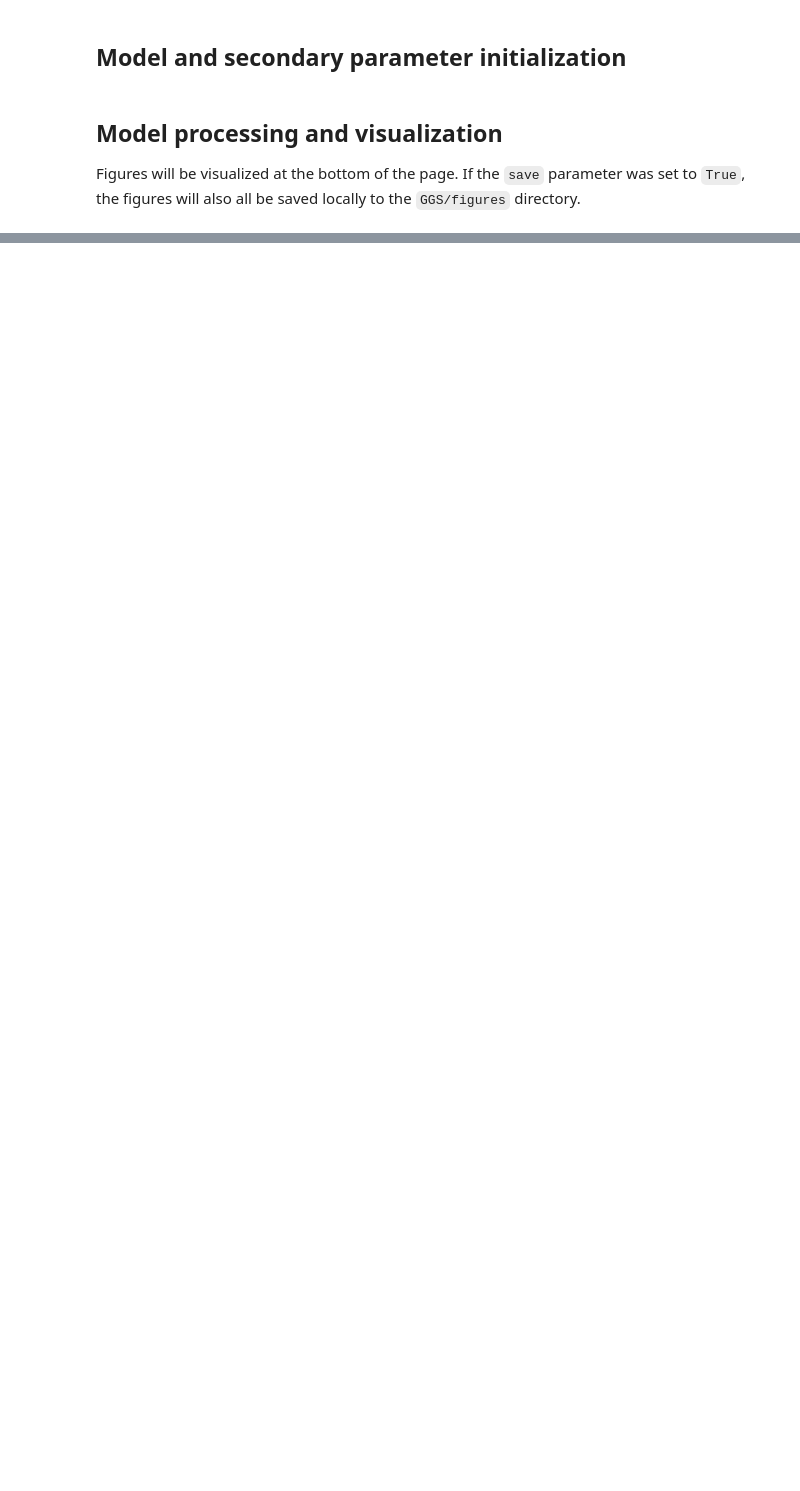
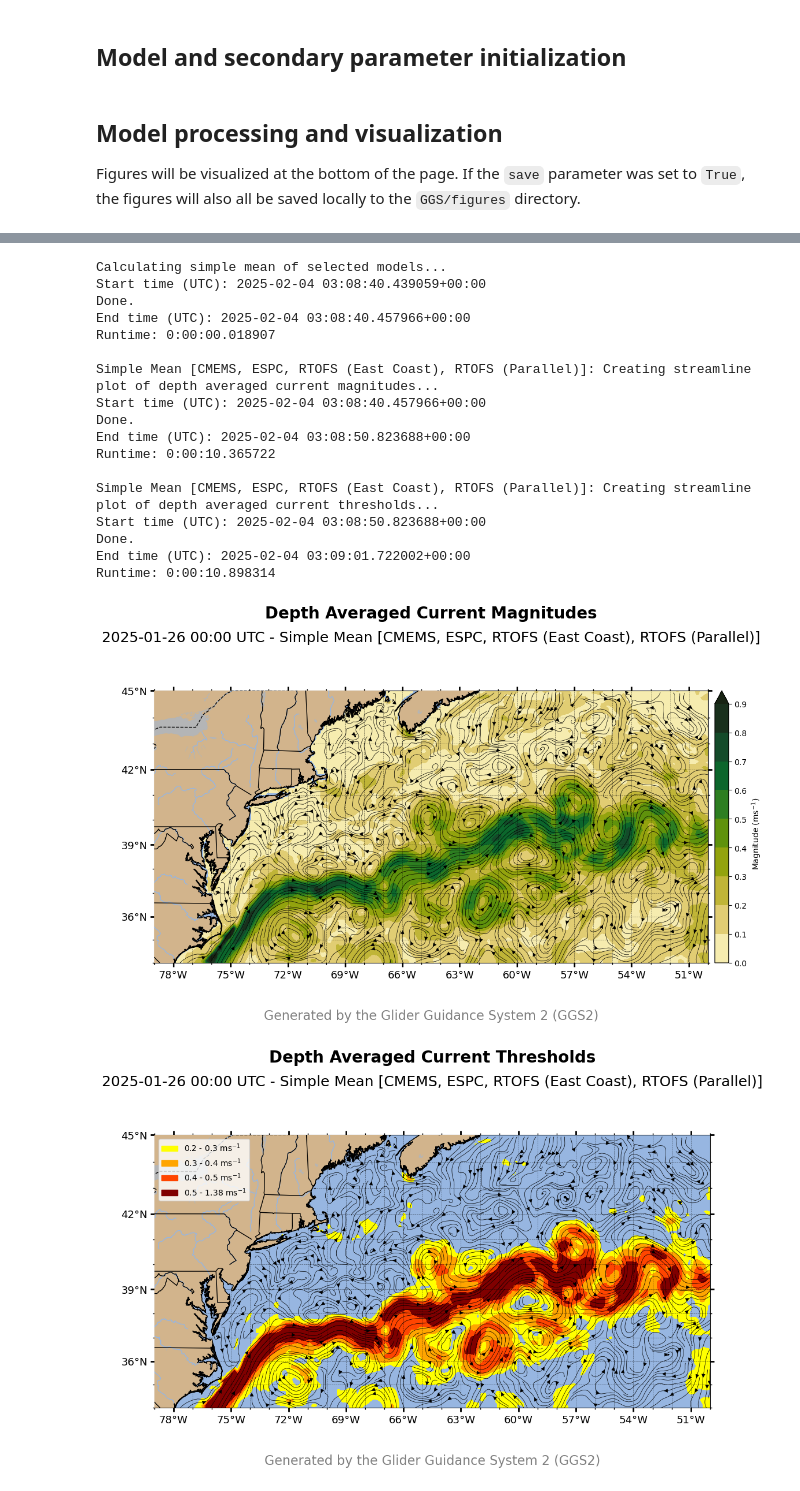
Before and after one commit to mlearn14/GGS, a Jupyter notebook: 0_dataviz.ipynb, the cells around one changed output, grey strips where cells are left out. Saved outputs shown, nothing was run; the diff lists cells and outputs as text; code cells hidden in the pictures; blank space fills up the shorter version.

Commit message:
added simple mean

```diff
--- a/0_dataviz.ipynb
+++ b/0_dataviz.ipynb
@@ -49,11 +50,12 @@ COMPUTE_OPTIMAL_PATH = False
 waypoints = [(41.240, -70.958), (37.992, -71.248), (36.943, -66.862), (38.666, -62.978), (39.801, -60.653), (39.618, -55.87)]
 glider_raw_speed = 0.5
 
-RMSD = True
+SIMPLE_MEAN = True
+RMSD = False
 
-make_magnitude_plot = False
-make_threshold_plot = False
-make_rmsd_plot = True
+make_individual_model_plots = False
+make_magnitude_plot = True
+make_threshold_plot = True
 
 vector_type = 'streamplot'
 density = 5
@@ -200,0 +179,27 @@ Runtime: 0:00:07.330066
+# %%
+if SIMPLE_MEAN:
+    simple_mean = calculate_simple_mean(model_list)
+    if "magnitude" in contour_type:
+        create_map(simple_mean, extent, 'magnitude', vector_type, density, scalar, optimized_path=None, waypoints=None, save=save)
+    if "threshold" in contour_type:
+        create_map(simple_mean, extent, 'threshold', vector_type, density, scalar, optimized_path=None, waypoints=None, save=save)
+# %% [output]
+Calculating simple mean of selected models...
+Start time (UTC): 2025-02-04 03:08:40.439059+00:00
+Done.
+End time (UTC): 2025-02-04 03:08:40.457966+00:00
+Runtime: 0:00:00.018907
+
+Simple Mean [CMEMS, ESPC, RTOFS (East Coast), RTOFS (Parallel)]: Creating streamline plot of depth averaged current magnitudes...
+Start time (UTC): 2025-02-04 03:08:40.457966+00:00
+Done.
+End time (UTC): 2025-02-04 03:08:50.823688+00:00
+Runtime: 0:00:10.365722
+
+Simple Mean [CMEMS, ESPC, RTOFS (East Coast), RTOFS (Parallel)]: Creating streamline plot of depth averaged current thresholds...
+Start time (UTC): 2025-02-04 03:08:50.823688+00:00
+Done.
+End time (UTC): 2025-02-04 03:09:01.722002+00:00
+Runtime: 0:00:10.898314
+[figure, added]
+[figure, added]
```
Also changed, not shown: parts of 4 cells of this notebook, 6 other files.
